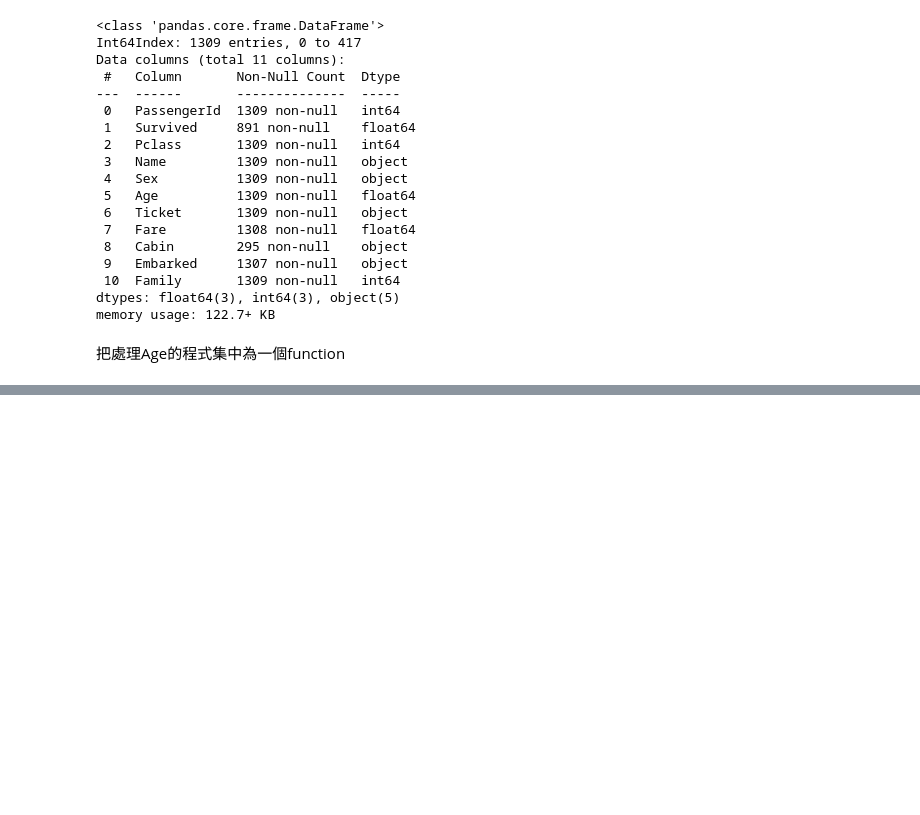
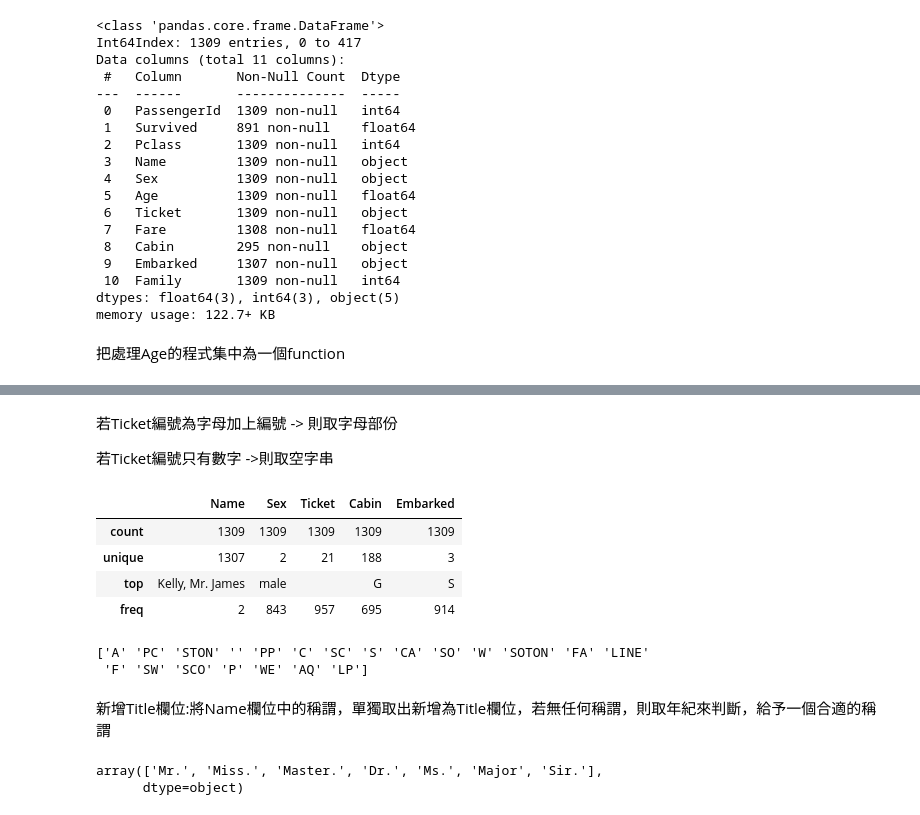
Before and after one commit to kuozheng10/FLASK_HEROKU, a Jupyter notebook: ML_titanic.ipynb, the cells around one changed output, grey strips where cells are left out. Cells and saved outputs as stored; diff of their text form; code cells hidden in the pictures; blank space fills up the shorter version.

```diff
--- a/ML_titanic.ipynb
+++ b/ML_titanic.ipynb
@@ -468,0 +509,4 @@ Name: Fare, Length: 1309, dtype: float64
+# %% [markdown]
+若Ticket編號為字母加上編號 -> 則取字母部份
+
+若Ticket編號只有數字 ->則取空字串
@@ -468,0 +519,15 @@ Name: Fare, Length: 1309, dtype: float64
+# %%
+x_train.describe(include='O')
+# %% [output]
+|  | Name | Sex | Ticket | Cabin | Embarked |
+| count | 1309 | 1309 | 1309 | 1309 | 1309 |
+| unique | 1307 | 2 | 21 | 188 | 3 |
+| top | Kelly, Mr. James | male |  | G | S |
+| freq | 2 | 843 | 957 | 695 | 914 |
+# %%
+print(x_train['Ticket'].unique())
+# %% [output]
+['A' 'PC' 'STON' '' 'PP' 'C' 'SC' 'S' 'CA' 'SO' 'W' 'SOTON' 'FA' 'LINE'
+ 'F' 'SW' 'SCO' 'P' 'WE' 'AQ' 'LP']
+# %% [markdown]
+新增Title欄位:將Name欄位中的稱謂，單獨取出新增為Title欄位，若無任何稱謂，則取年紀來判斷，給予一個合適的稱謂
@@ -468,0 +554,5 @@ Name: Fare, Length: 1309, dtype: float64
+# %%
+x_train['Title'].unique()
+# %% [output]
+array(['Mr.', 'Miss.', 'Master.', 'Dr.', 'Ms.', 'Major', 'Sir.'],
+      dtype=object)
```
Also changed, not shown: parts of 25 cells of this notebook.
